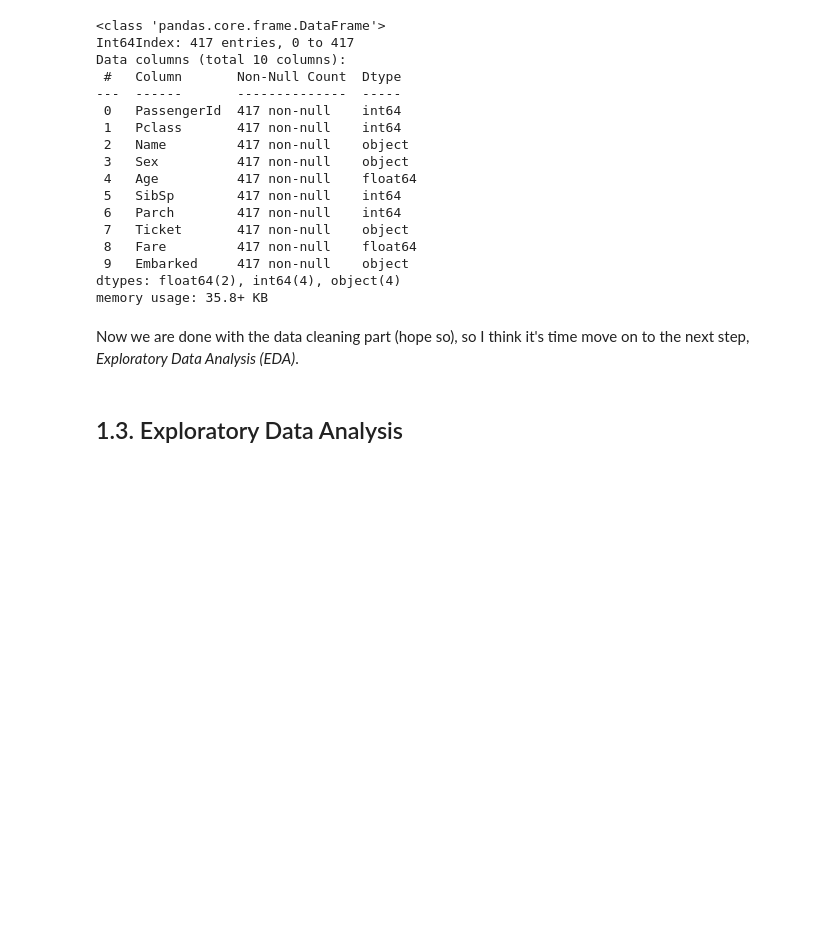
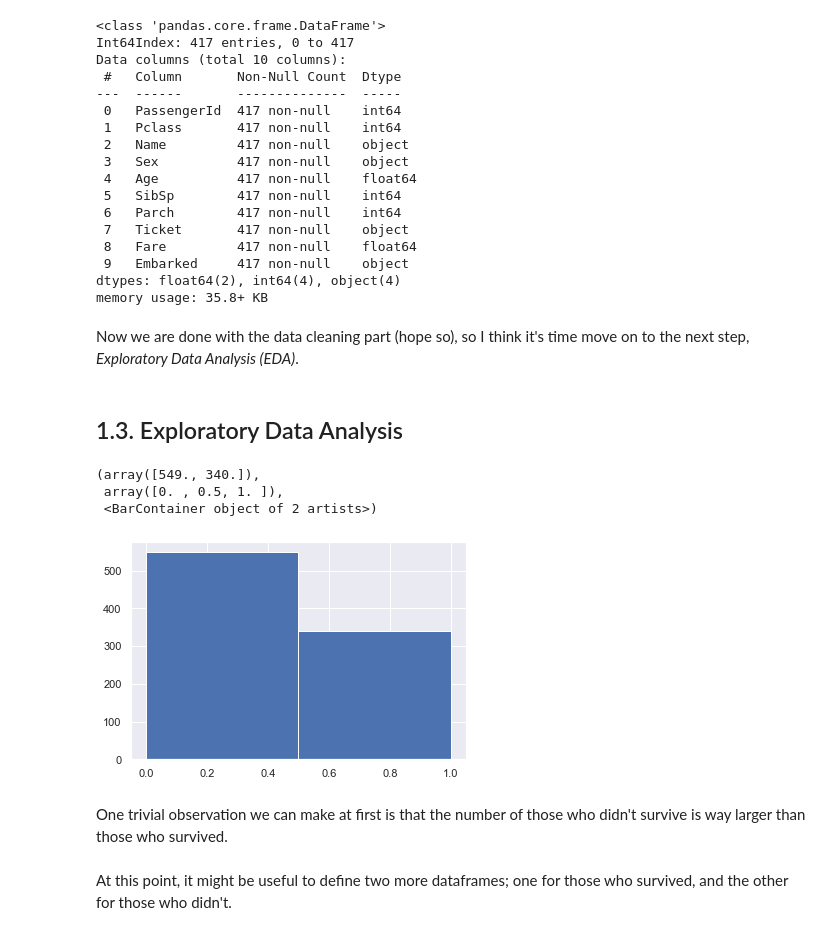
Before and after one commit to Moaaz-Mahmoud/Third-Year-Electrical-Testing-3A, a Jupyter notebook: class-3-data_analysis/titanic/solution.ipynb, the cells around one changed output. Cells and saved outputs as stored; diff of their text form; code cells hidden in the pictures; blank space fills up the shorter version.

```diff
--- a/class-3-data_analysis/titanic/solution.ipynb
+++ b/class-3-data_analysis/titanic/solution.ipynb
@@ -292,3 +292,14 @@ memory usage: 35.8+ KB
 Now we are done with the data cleaning part (hope so), so I think it's time move on to the next step, _Exploratory Data Analysis (EDA)_.
 # %% [markdown]
 ## 1.3. Exploratory Data Analysis
+# %%
+plt.hist(df_train['Survived'], bins=2)
+# %% [output]
+(array([549., 340.]),
+ array([0. , 0.5, 1. ]),
+ <BarContainer object of 2 artists>)
+[figure, added]
+# %% [markdown]
+One trivial observation we can make at first is that the number of those who didn't survive is way larger than those who survived.
+# %% [markdown]
+At this point, it might be useful to define two more dataframes; one for those who survived, and the other for those who didn't.
```
Also changed, not shown: parts of 7 cells of this notebook.
